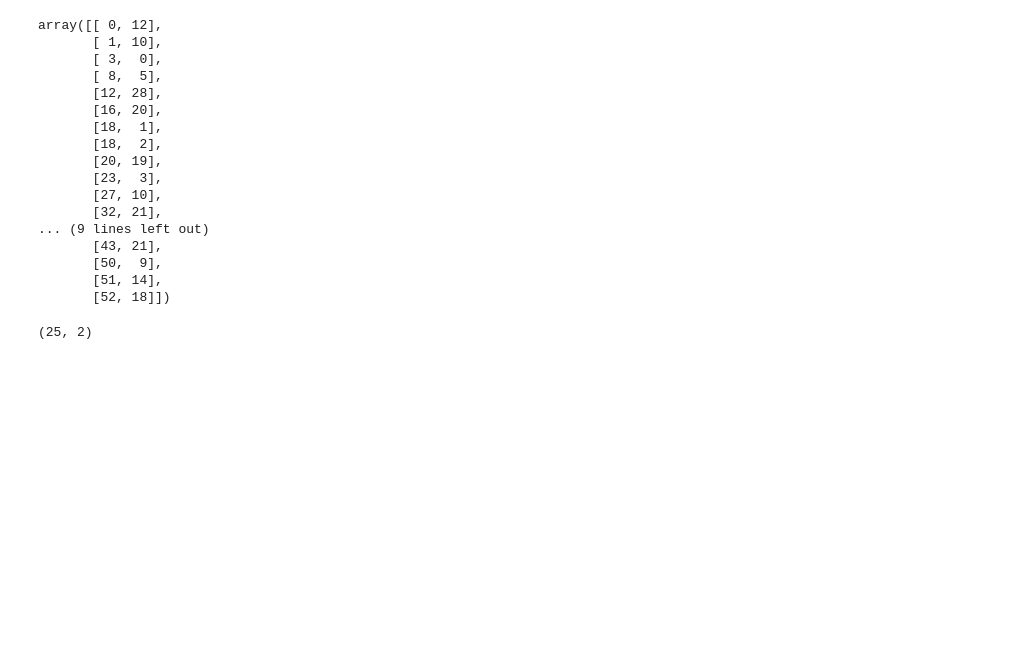
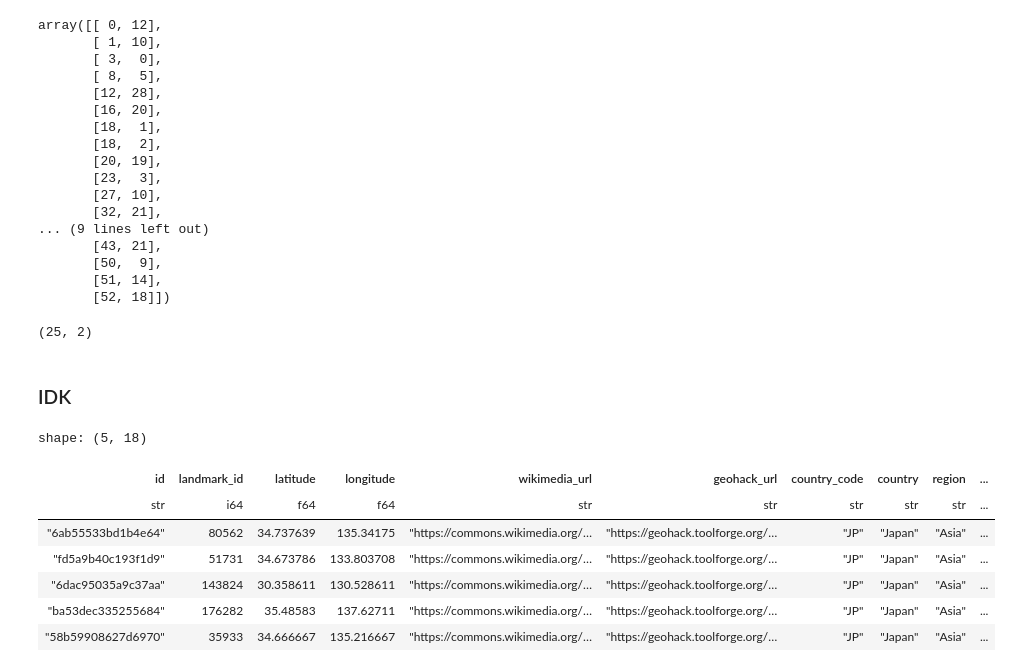
Before and after one commit to fhrzn/multi-pov-ir, a Jupyter notebook: notebook/pov-preprocess.ipynb, the cells around one changed output. Cells and saved outputs as stored; diff of their text form; code cells hidden in the pictures; blank space fills up the shorter version.

```diff
--- a/notebook/pov-preprocess.ipynb
+++ b/notebook/pov-preprocess.ipynb
@@ -503,3 +503,19 @@ fig.update_layout(
 )
 
 fig.show()
+# %% [markdown]
+### IDK
+# %%
+entities = pl.read_csv("../dataset/csv/entities.csv").with_row_index("entity_id")
+landmark = pl.read_csv("../../phd-research/dataset/geotir/geotir_jp_gldv.csv")
+landmark = landmark.join(entities.select(["entity_id", "wikimedia_url", "poi_name", "category"]), on="wikimedia_url", how="left")
+landmark.head()
+# %% [output]
+shape: (5, 18)
+| id | landmark_id | latitude | longitude | wikimedia_url | geohack_url | country_code | country | region | ... |
+| str | i64 | f64 | f64 | str | str | str | str | str | ... |
+| "6ab55533bd1b4e64" | 80562 | 34.737639 | 135.34175 | "https://commons.wikimedia.org/… | "https://geohack.toolforge.org/… | "JP" | "Japan" | "Asia" | ... |
+| "fd5a9b40c193f1d9" | 51731 | 34.673786 | 133.803708 | "https://commons.wikimedia.org/… | "https://geohack.toolforge.org/… | "JP" | "Japan" | "Asia" | ... |
+| "6dac95035a9c37aa" | 143824 | 30.358611 | 130.528611 | "https://commons.wikimedia.org/… | "https://geohack.toolforge.org/… | "JP" | "Japan" | "Asia" | ... |
+| "ba53dec335255684" | 176282 | 35.48583 | 137.62711 | "https://commons.wikimedia.org/… | "https://geohack.toolforge.org/… | "JP" | "Japan" | "Asia" | ... |
+| "58b59908627d6970" | 35933 | 34.666667 | 135.216667 | "https://commons.wikimedia.org/… | "https://geohack.toolforge.org/… | "JP" | "Japan" | "Asia" | ... |
```
Also changed, not shown: parts of 4 cells of this notebook, 11 other files.
